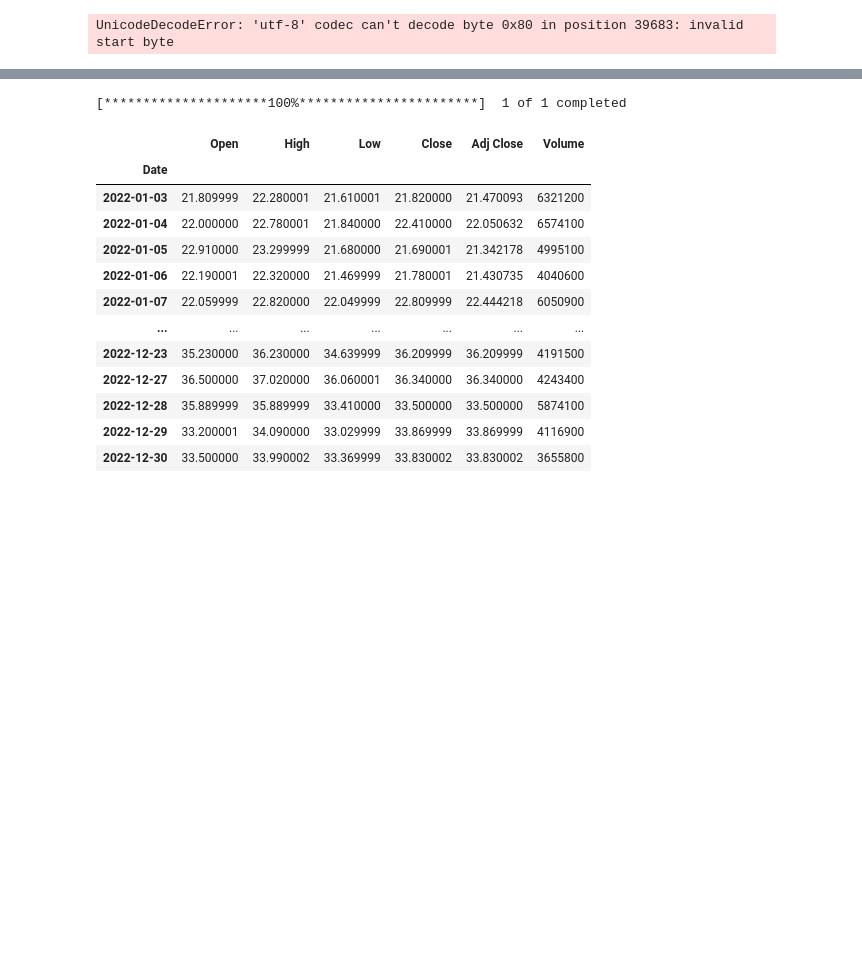
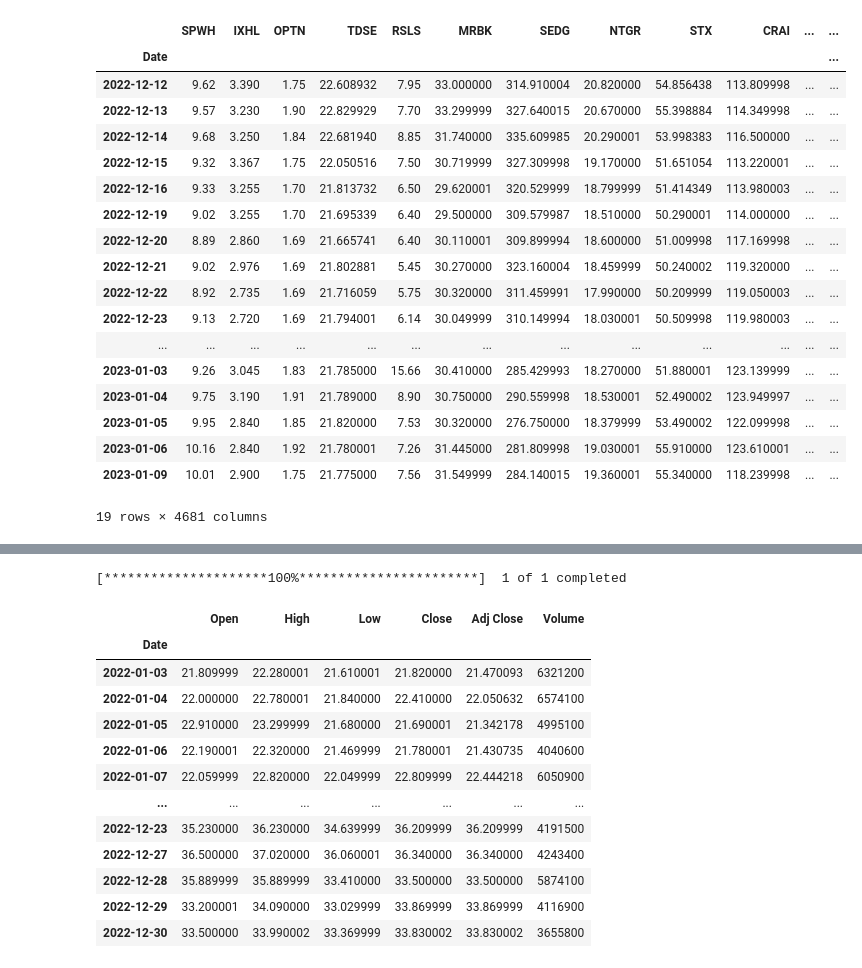
Before and after one commit to Jabaker35/Predictive-Analysis, a Jupyter notebook: yfinance.ipynb, the cells around one changed output, grey strips where cells are left out. Cells and saved outputs as stored; diff of their text form; code cells hidden in the pictures; blank space fills up the shorter version.

```diff
--- a/yfinance.ipynb
+++ b/yfinance.ipynb
@@ -83,8 +140,27 @@ TypeError: string indices must be integers
 # %%
-prices = pd.read_csv('prices.csv',index_col=0,parse_dates=True, encoding='utf-8')
+prices = pd.read_csv('prices.csv', index_col=0)
+prices = pd.DataFrame(prices)
 prices
 # %% [output]
+|  | SPWH | IXHL | OPTN | TDSE | RSLS | MRBK | SEDG | NTGR | STX | CRAI | ... | ... |
+| Date |  |  |  |  |  |  |  |  |  |  |  | ... |
+| 2022-12-12 | 9.62 | 3.390 | 1.75 | 22.608932 | 7.95 | 33.000000 | 314.910004 | 20.820000 | 54.856438 | 113.809998 | ... | ... |
+| 2022-12-13 | 9.57 | 3.230 | 1.90 | 22.829929 | 7.70 | 33.299999 | 327.640015 | 20.670000 | 55.398884 | 114.349998 | ... | ... |
+| 2022-12-14 | 9.68 | 3.250 | 1.84 | 22.681940 | 8.85 | 31.740000 | 335.609985 | 20.290001 | 53.998383 | 116.500000 | ... | ... |
+| 2022-12-15 | 9.32 | 3.367 | 1.75 | 22.050516 | 7.50 | 30.719999 | 327.309998 | 19.170000 | 51.651054 | 113.220001 | ... | ... |
+| 2022-12-16 | 9.33 | 3.255 | 1.70 | 21.813732 | 6.50 | 29.620001 | 320.529999 | 18.799999 | 51.414349 | 113.980003 | ... | ... |
+| 2022-12-19 | 9.02 | 3.255 | 1.70 | 21.695339 | 6.40 | 29.500000 | 309.579987 | 18.510000 | 50.290001 | 114.000000 | ... | ... |
+| 2022-12-20 | 8.89 | 2.860 | 1.69 | 21.665741 | 6.40 | 30.110001 | 309.899994 | 18.600000 | 51.009998 | 117.169998 | ... | ... |
+| 2022-12-21 | 9.02 | 2.976 | 1.69 | 21.802881 | 5.45 | 30.270000 | 323.160004 | 18.459999 | 50.240002 | 119.320000 | ... | ... |
+| 2022-12-22 | 8.92 | 2.735 | 1.69 | 21.716059 | 5.75 | 30.320000 | 311.459991 | 17.990000 | 50.209999 | 119.050003 | ... | ... |
+| 2022-12-23 | 9.13 | 2.720 | 1.69 | 21.794001 | 6.14 | 30.049999 | 310.149994 | 18.030001 | 50.509998 | 119.980003 | ... | ... |
+| ... | ... | ... | ... | ... | ... | ... | ... | ... | ... | ... | ... | ... |
+| 2023-01-03 | 9.26 | 3.045 | 1.83 | 21.785000 | 15.66 | 30.410000 | 285.429993 | 18.270000 | 51.880001 | 123.139999 | ... | ... |
+| 2023-01-04 | 9.75 | 3.190 | 1.91 | 21.789000 | 8.90 | 30.750000 | 290.559998 | 18.530001 | 52.490002 | 123.949997 | ... | ... |
+| 2023-01-05 | 9.95 | 2.840 | 1.85 | 21.820000 | 7.53 | 30.320000 | 276.750000 | 18.379999 | 53.490002 | 122.099998 | ... | ... |
+| 2023-01-06 | 10.16 | 2.840 | 1.92 | 21.780001 | 7.26 | 31.445000 | 281.809998 | 19.030001 | 55.910000 | 123.610001 | ... | ... |
+| 2023-01-09 | 10.01 | 2.900 | 1.75 | 21.775000 | 7.56 | 31.549999 | 284.140015 | 19.360001 | 55.340000 | 118.239998 | ... | ... |
-UnicodeDecodeError: 'utf-8' codec can't decode byte 0x80 in position 39683: invalid start byte
+19 rows × 4681 columns
 # %%
 # drop na or missing values
 prices.dropna(inplace = True, axis = 1)
```
Also changed, not shown: parts of 19 cells of this notebook, 5 other files.
